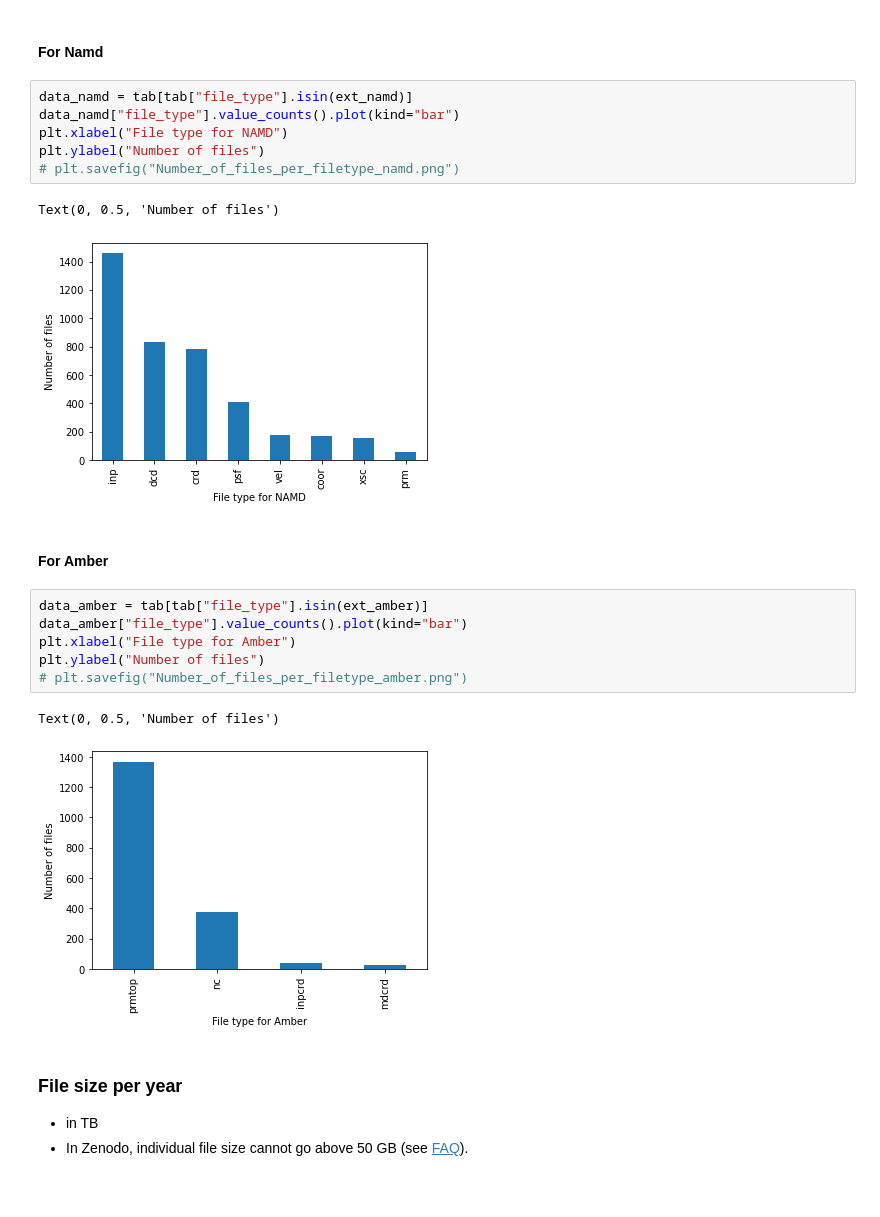
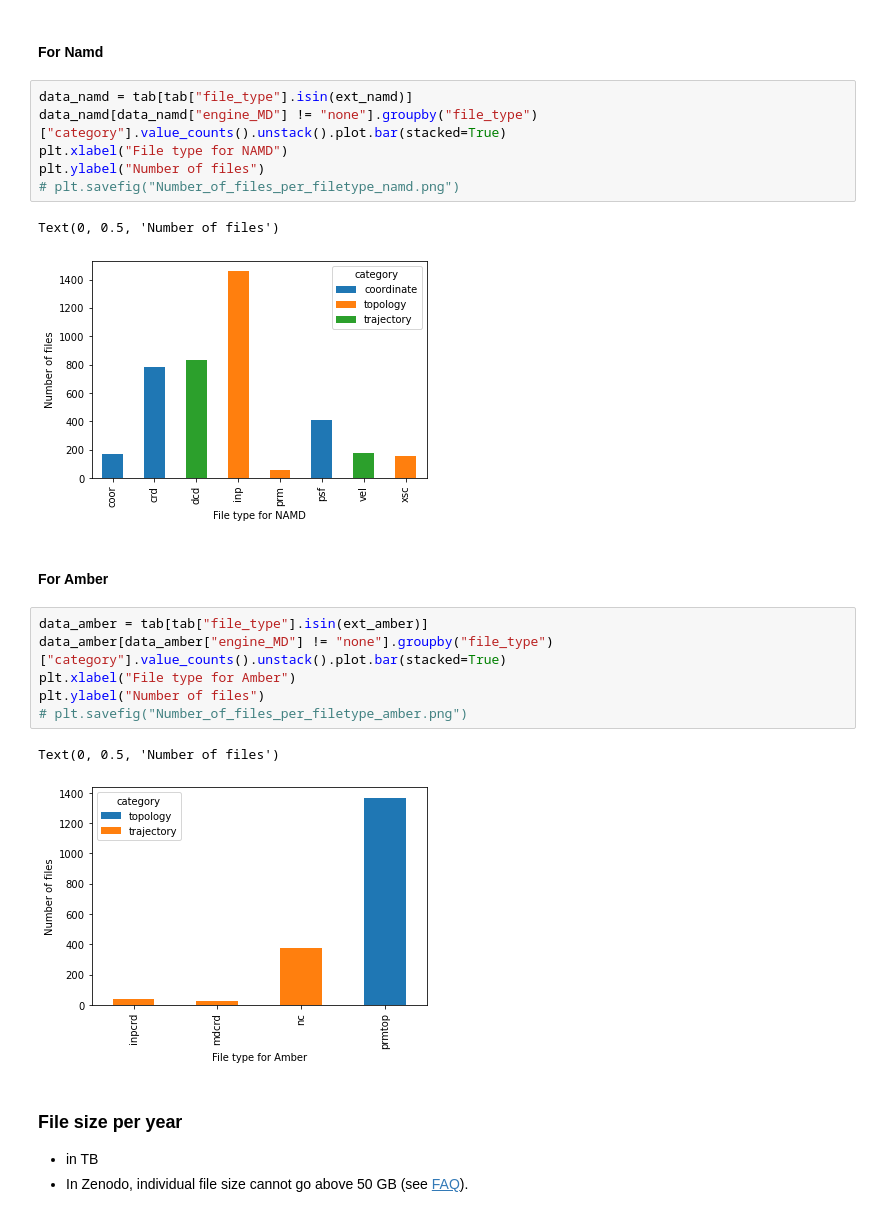
Before and after one commit to MDverse/mdws, a Jupyter notebook: notebooks/analyze_zenodo.ipynb, the cells around one changed output. Cells and saved outputs as stored; diff of their text form.

Commit message:
Update analysis : coloring according to the category

```diff
--- a/notebooks/analyze_zenodo.ipynb
+++ b/notebooks/analyze_zenodo.ipynb
@@ -288,24 +288,24 @@ Text(0, 0.5, 'Number of files')
 #### For Namd
 # %%
 data_namd = tab[tab["file_type"].isin(ext_namd)]
-data_namd["file_type"].value_counts().plot(kind="bar")
+data_namd[data_namd["engine_MD"] != "none"].groupby("file_type")["category"].value_counts().unstack().plot.bar(stacked=True)
 plt.xlabel("File type for NAMD")
 plt.ylabel("Number of files")
 # plt.savefig("Number_of_files_per_filetype_namd.png")
 # %% [output]
 Text(0, 0.5, 'Number of files')
-[figure, old version]
+[figure, new version]
 # %% [markdown]
 #### For Amber
 # %%
 data_amber = tab[tab["file_type"].isin(ext_amber)]
-data_amber["file_type"].value_counts().plot(kind="bar")
+data_amber[data_amber["engine_MD"] != "none"].groupby("file_type")["category"].value_counts().unstack().plot.bar(stacked=True)
 plt.xlabel("File type for Amber")
 plt.ylabel("Number of files")
 # plt.savefig("Number_of_files_per_filetype_amber.png")
 # %% [output]
 Text(0, 0.5, 'Number of files')
-[figure, old version]
+[figure, new version]
 # %% [markdown]
 ### File size per year
 
```
Also changed, not shown: parts of 1 cell of this notebook.
